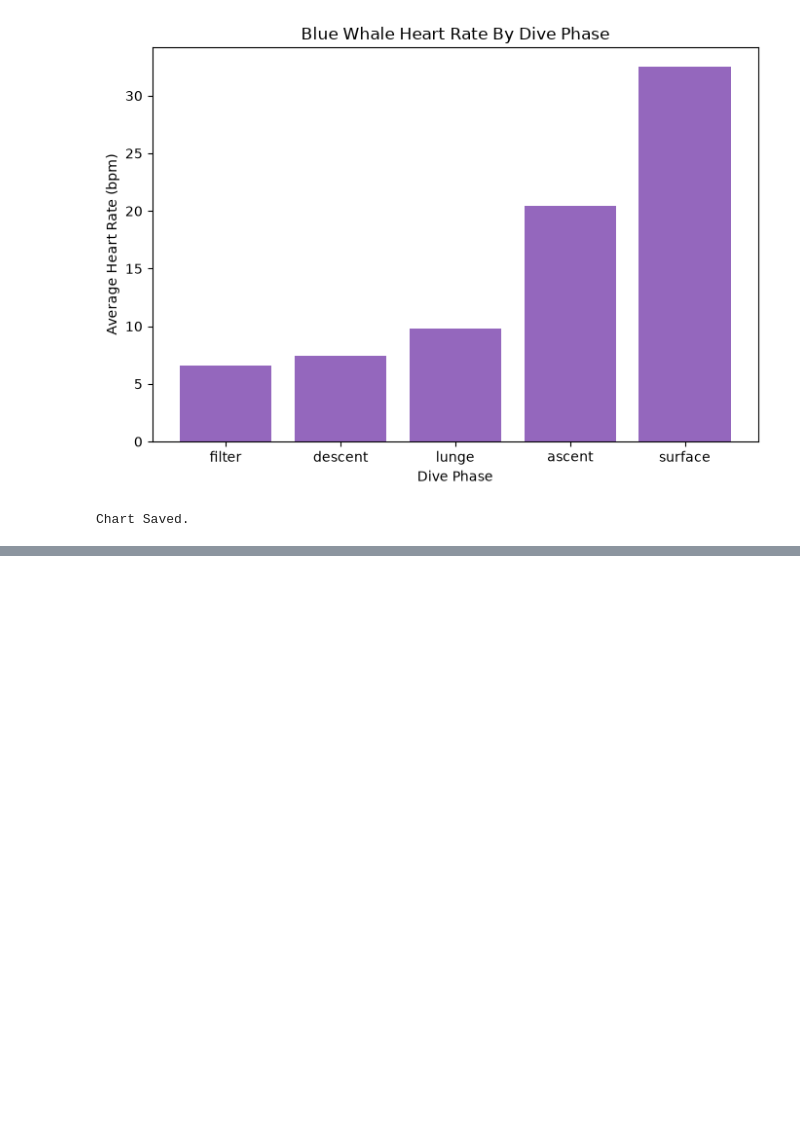
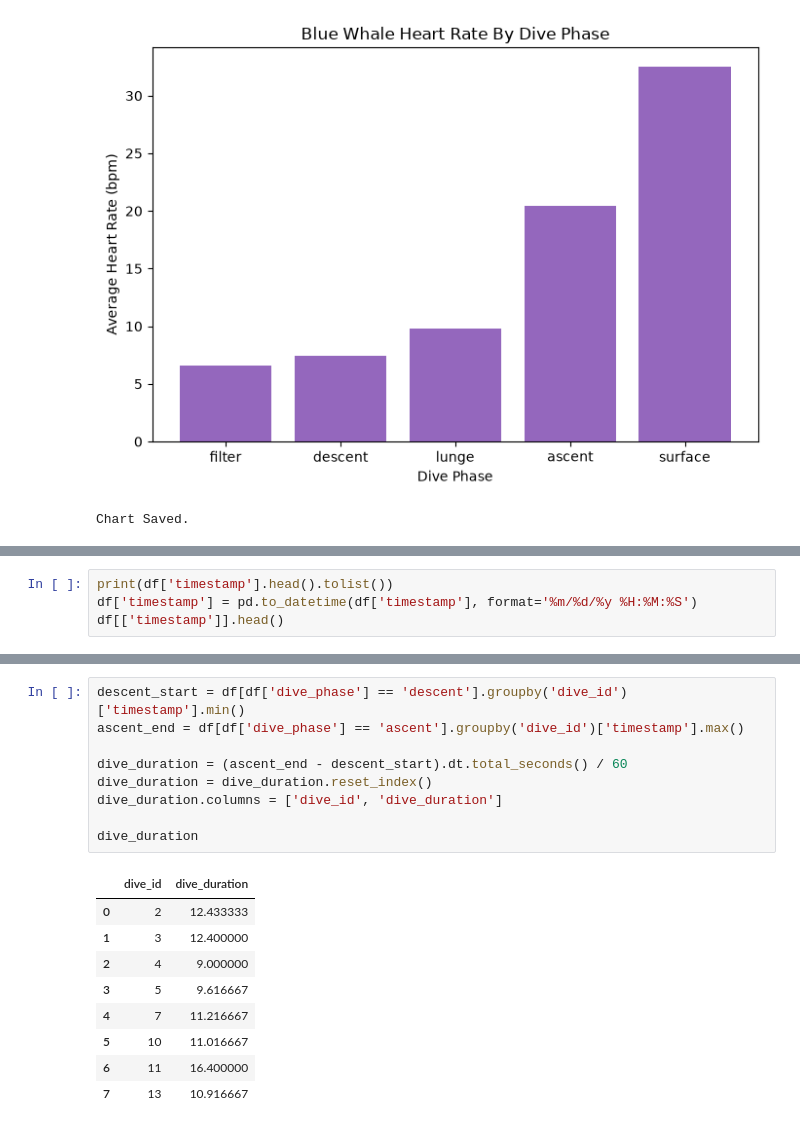
Before and after one commit to dakshita01/data-science-portfolio, a Jupyter notebook: 08-whale-heart-rates/notebook/whale_heart_rates.ipynb, the cells around one changed output, grey strips where cells are left out. Drawn from its saved outputs; the diff is of its cells as text; blank space fills up the shorter version.

Commit message:
feat: parse timestamps and compute dive duration and max surface heart rate

```diff
--- a/08-whale-heart-rates/notebook/whale_heart_rates.ipynb
+++ b/08-whale-heart-rates/notebook/whale_heart_rates.ipynb
@@ -102,0 +109,4 @@ Chart Saved.
+# %%
+print(df['timestamp'].head().tolist())
+df['timestamp'] = pd.to_datetime(df['timestamp'], format='%m/%d/%y %H:%M:%S')
+df[['timestamp']].head()
@@ -102,0 +127,19 @@ Chart Saved.
+# %%
+descent_start = df[df['dive_phase'] == 'descent'].groupby('dive_id')['timestamp'].min()
+ascent_end = df[df['dive_phase'] == 'ascent'].groupby('dive_id')['timestamp'].max()
+
+dive_duration = (ascent_end - descent_start).dt.total_seconds() / 60
+dive_duration = dive_duration.reset_index()
+dive_duration.columns = ['dive_id', 'dive_duration']
+
+dive_duration
+# %% [output]
+|  | dive_id | dive_duration |
+| 0 | 2 | 12.433333 |
+| 1 | 3 | 12.400000 |
+| 2 | 4 | 9.000000 |
+| 3 | 5 | 9.616667 |
+| 4 | 7 | 11.216667 |
+| 5 | 10 | 11.016667 |
+| 6 | 11 | 16.400000 |
+| 7 | 13 | 10.916667 |
```
Also changed, not shown: parts of 5 cells of this notebook.
